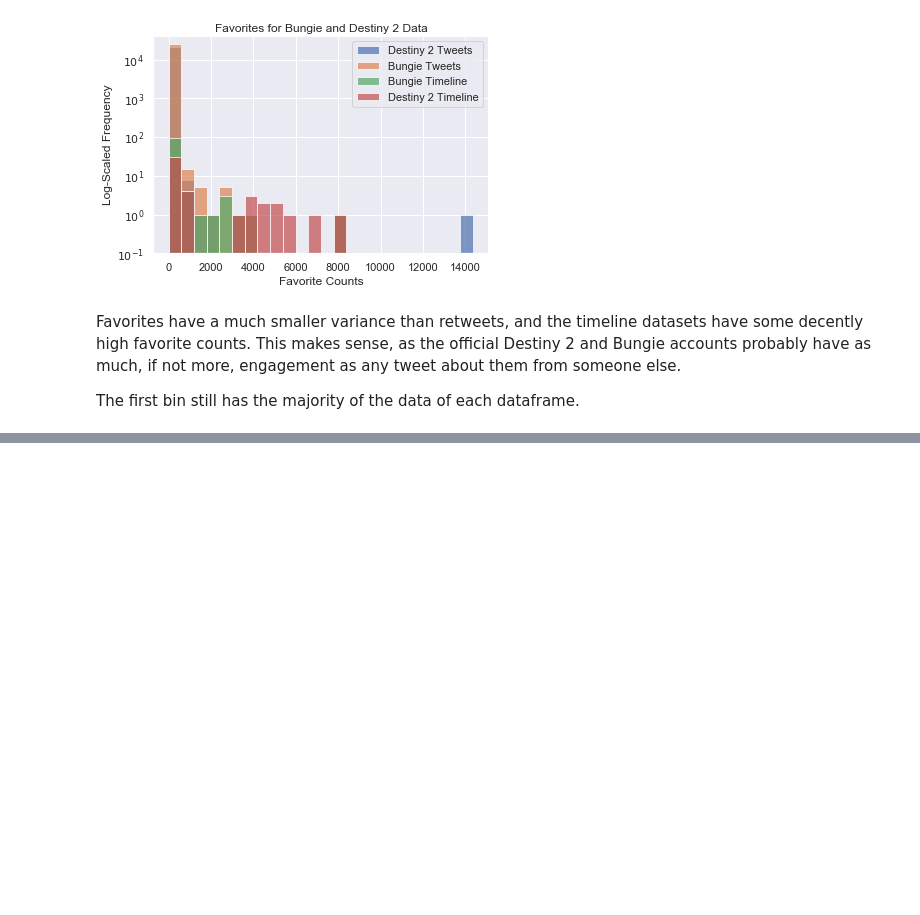
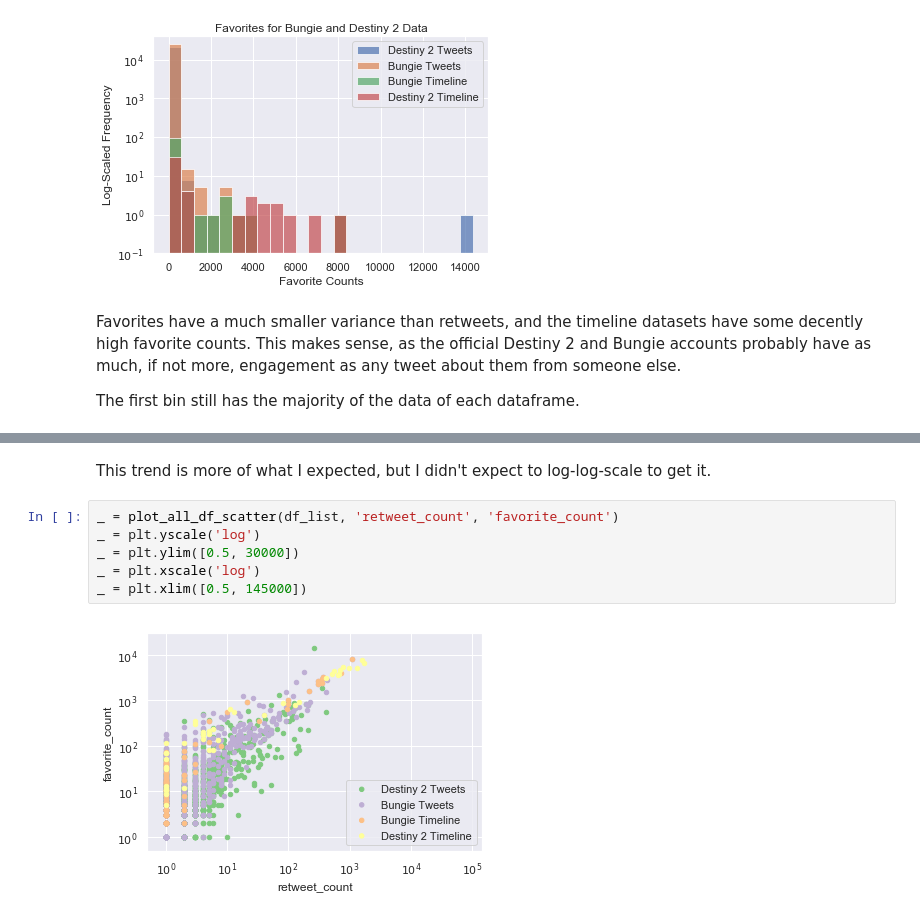
Before and after one commit to salvis2/SpringboardAlvis, a Jupyter notebook: capstone_project_2/notebooks/twitter_project_data_storytelling.ipynb, the cells around one changed output, grey strips where cells are left out. Drawn from its saved outputs; the diff is of its cells as text; blank space fills up the shorter version.

```diff
--- a/capstone_project_2/notebooks/twitter_project_data_storytelling.ipynb
+++ b/capstone_project_2/notebooks/twitter_project_data_storytelling.ipynb
@@ -145,0 +181,10 @@ The first bin still has the majority of the data of each dataframe.
+# %% [markdown]
+This trend is more of what I expected, but I didn't expect to log-log-scale to get it.
+# %%
+_ = plot_all_df_scatter(df_list, 'retweet_count', 'favorite_count')
+_ = plt.yscale('log')
+_ = plt.ylim([0.5, 30000])
+_ = plt.xscale('log')
+_ = plt.xlim([0.5, 145000])
+# %% [output]
+[figure, added]
```
Also changed, not shown: parts of 5 cells of this notebook.
